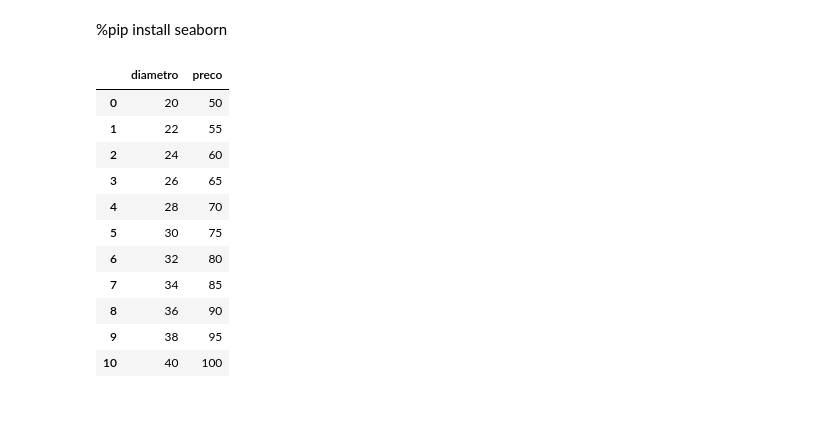
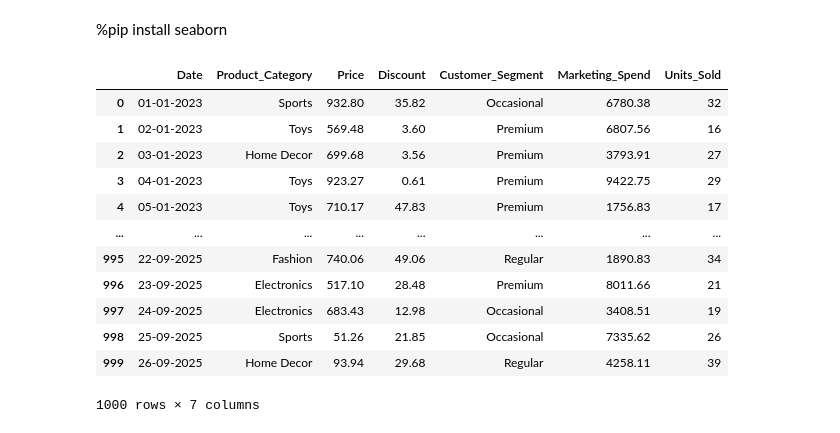
Before and after one commit to Hproncino/projeto, a Jupyter notebook: recursive.ipynb, the cells around one changed output. Cells and saved outputs as stored; diff of their text form; code cells hidden in the pictures.

```diff
--- a/recursive.ipynb
+++ b/recursive.ipynb
@@ -8,16 +14,17 @@ import matplotlib.pyplot as plt
 # %%
-df = pd.read_csv("pizzas.csv")
+df = pd.read_csv("Ecommerce_Sales_Prediction_Dataset.csv")
 df
 # %% [output]
-|  | diametro | preco |
-| 0 | 20 | 50 |
-| 1 | 22 | 55 |
-| 2 | 24 | 60 |
-| 3 | 26 | 65 |
-| 4 | 28 | 70 |
-| 5 | 30 | 75 |
-| 6 | 32 | 80 |
-| 7 | 34 | 85 |
-| 8 | 36 | 90 |
-| 9 | 38 | 95 |
-| 10 | 40 | 100 |
+|  | Date | Product_Category | Price | Discount | Customer_Segment | Marketing_Spend | Units_Sold |
+| 0 | 01-01-2023 | Sports | 932.80 | 35.82 | Occasional | 6780.38 | 32 |
+| 1 | 02-01-2023 | Toys | 569.48 | 3.60 | Premium | 6807.56 | 16 |
+| 2 | 03-01-2023 | Home Decor | 699.68 | 3.56 | Premium | 3793.91 | 27 |
+| 3 | 04-01-2023 | Toys | 923.27 | 0.61 | Premium | 9422.75 | 29 |
+| 4 | 05-01-2023 | Toys | 710.17 | 47.83 | Premium | 1756.83 | 17 |
+| ... | ... | ... | ... | ... | ... | ... | ... |
+| 995 | 22-09-2025 | Fashion | 740.06 | 49.06 | Regular | 1890.83 | 34 |
+| 996 | 23-09-2025 | Electronics | 517.10 | 28.48 | Premium | 8011.66 | 21 |
+| 997 | 24-09-2025 | Electronics | 683.43 | 12.98 | Occasional | 3408.51 | 19 |
+| 998 | 25-09-2025 | Sports | 51.26 | 21.85 | Occasional | 7335.62 | 26 |
+| 999 | 26-09-2025 | Home Decor | 93.94 | 29.68 | Regular | 4258.11 | 39 |
+1000 rows × 7 columns
```
Also changed, not shown: parts of 13 cells of this notebook, 1 other file.
